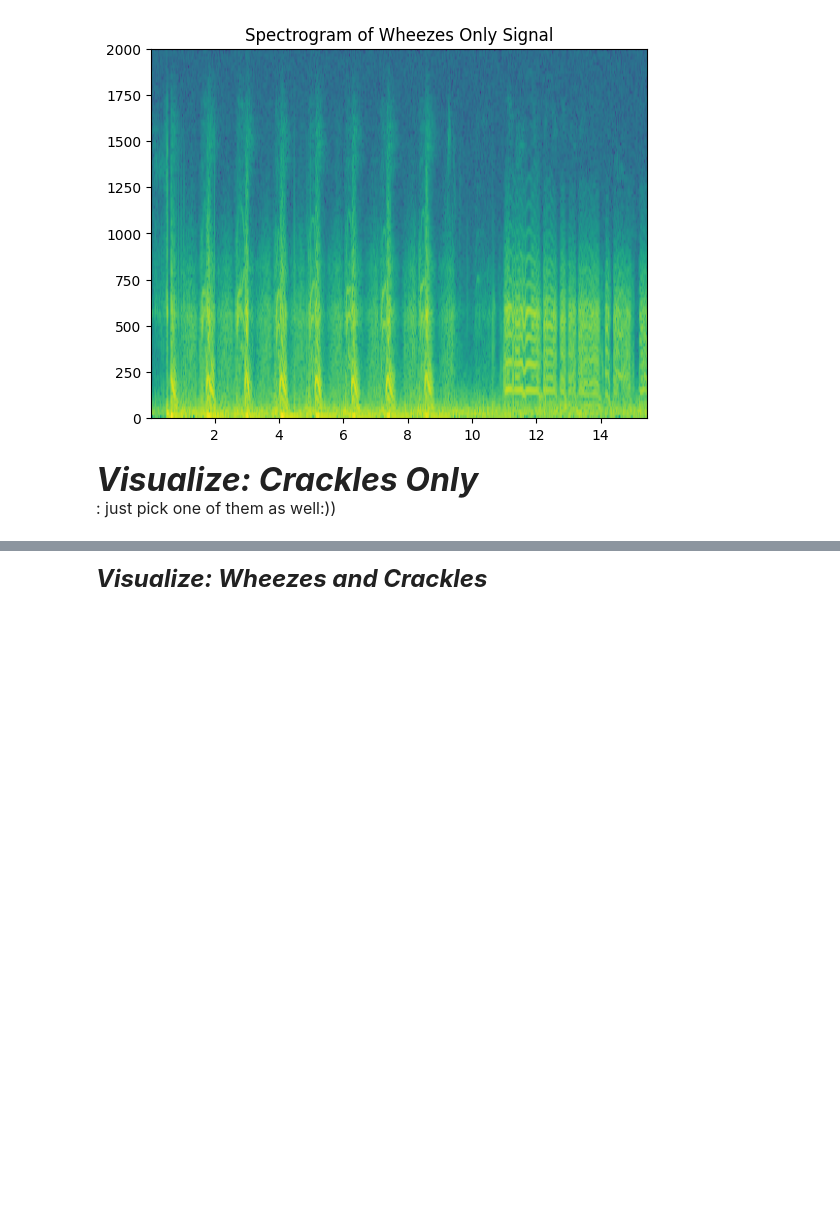
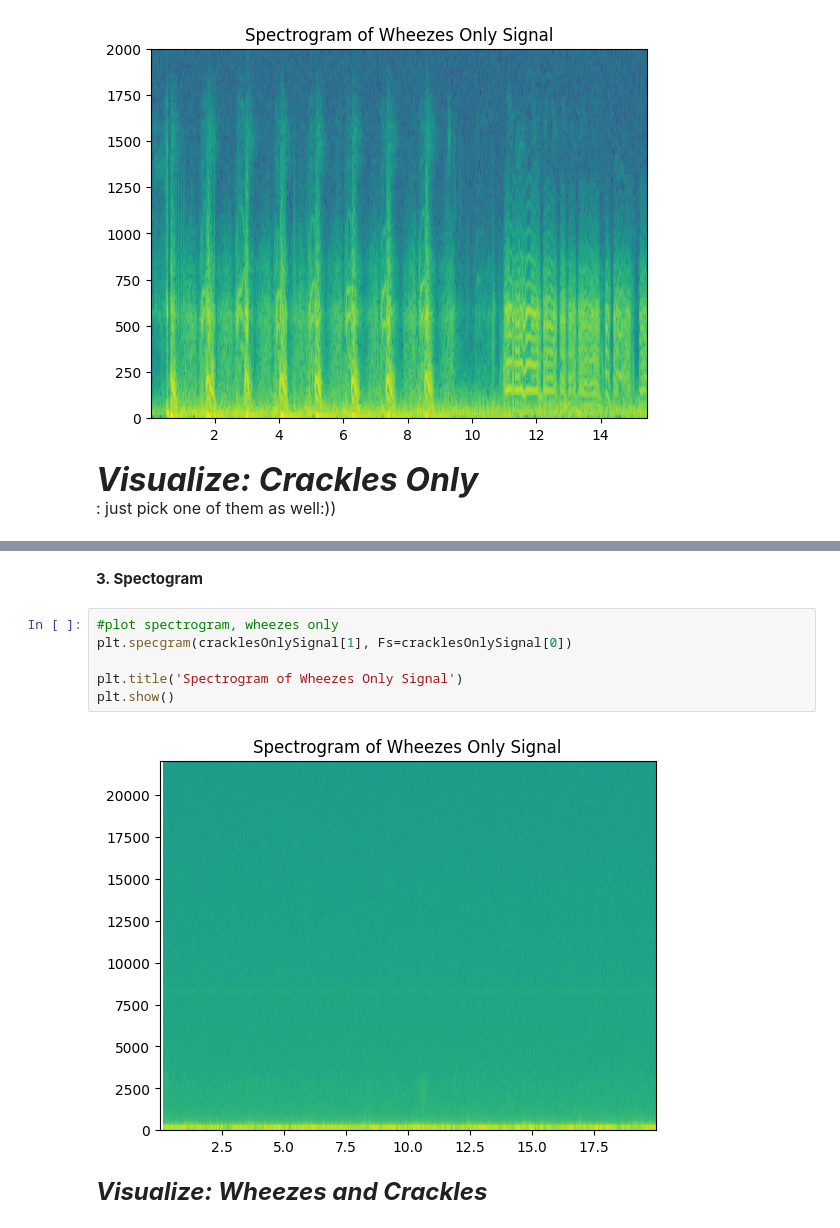
Before and after one commit to Wachiii-Raya/Signal_class_project, a Jupyter notebook: data_visualize.ipynb, the cells around one changed output, grey strips where cells are left out. Cells and saved outputs as stored; diff of their text form; blank space fills up the shorter version.

```diff
--- a/data_visualize.ipynb
+++ b/data_visualize.ipynb
@@ -162,3 +217,13 @@ plt.show()
+# %% [markdown]
+**3. Spectogram**
+# %%
+#plot spectrogram, wheezes only
+plt.specgram(cracklesOnlySignal[1], Fs=cracklesOnlySignal[0])
+
+plt.title('Spectrogram of Wheezes Only Signal')
+plt.show()
+# %% [output]
+[figure, added]
 # %% [markdown]
 <font size = '5'> ***Visualize: Wheezes and Crackles*** </font>
 # %% [markdown]
```
Also changed, not shown: parts of 8 cells of this notebook.
